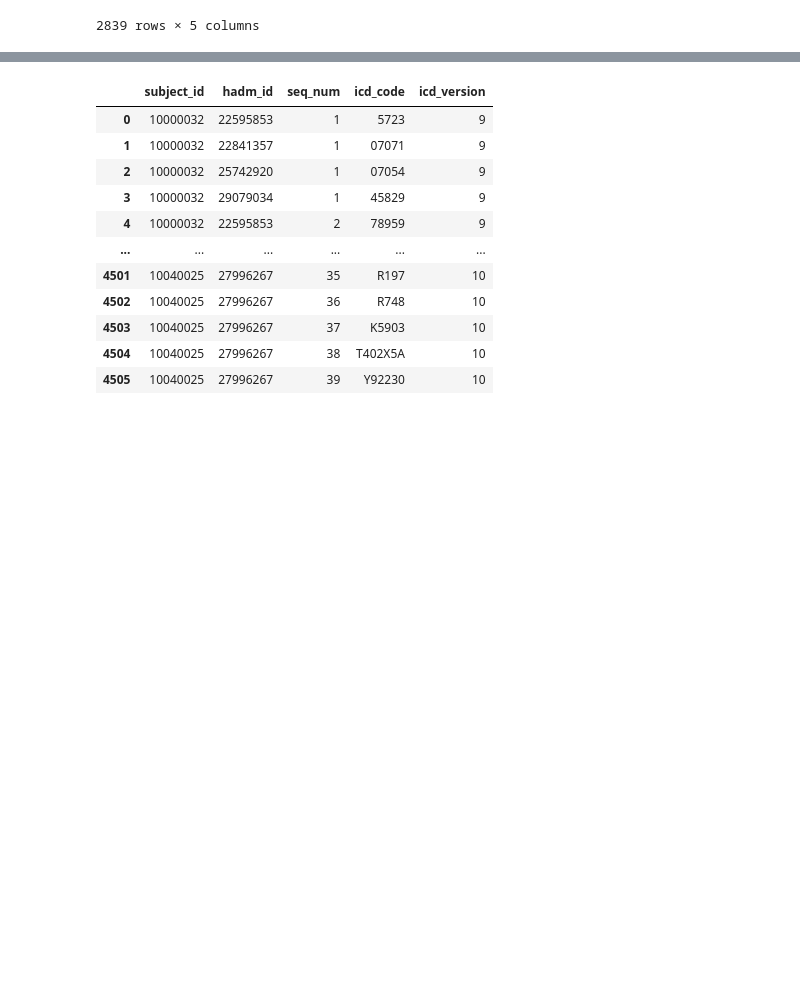
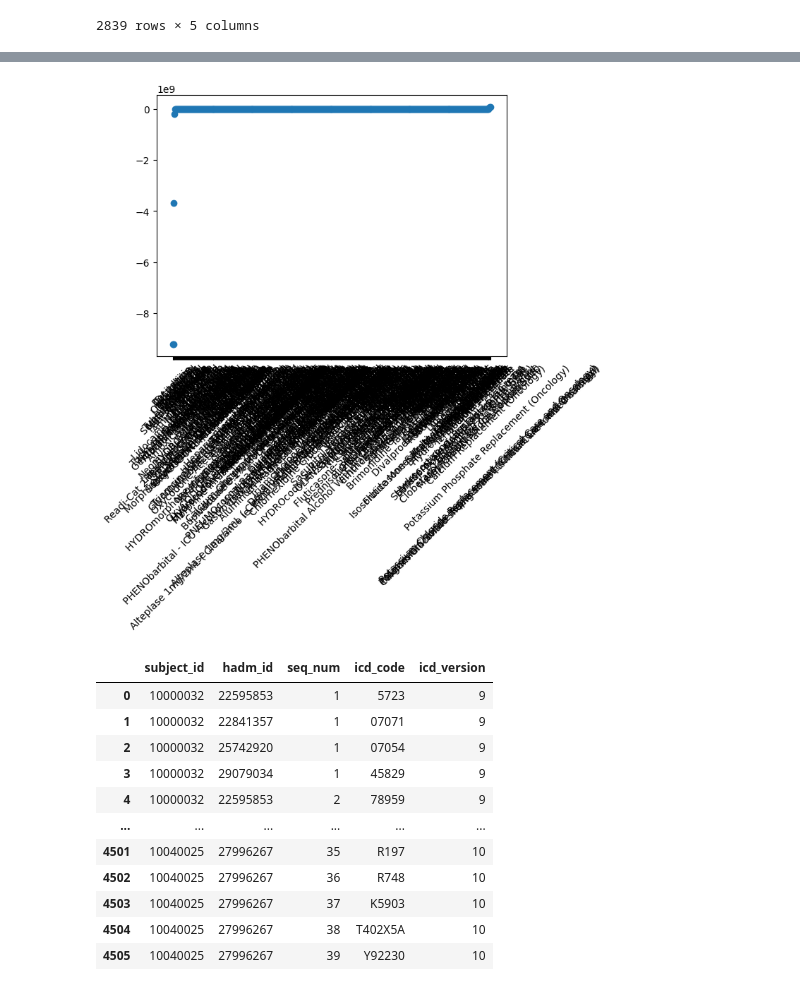
Before and after one commit to kkkarnav/MIMIC, a Jupyter notebook: 1_data_creation.ipynb, the cells around one changed output, grey strips where cells are left out. Saved outputs shown, nothing was run; the diff lists cells and outputs as text; code cells hidden in the pictures; blank space fills up the shorter version.

```diff
--- a/1_data_creation.ipynb
+++ b/1_data_creation.ipynb
@@ -100,3 +93,10 @@ Name: medication, Length: 460, dtype: int64
+# %%
+temp = emar_df.groupby(["medication"])["time"].mean().sort_values()
+plt.scatter(list(temp.keys()), temp)
+plt.xticks(rotation=45)
+plt.show()
+# %% [output]
+[figure, added]
 # %%
 dia_df = normalize_jsons(df["diagnoses_icd"], ["subject_id", "hadm_id", "seq_num", "icd_code"], ["subject_id", "seq_num"])
 dia_df
```
Also changed, not shown: parts of 10 cells of this notebook.
